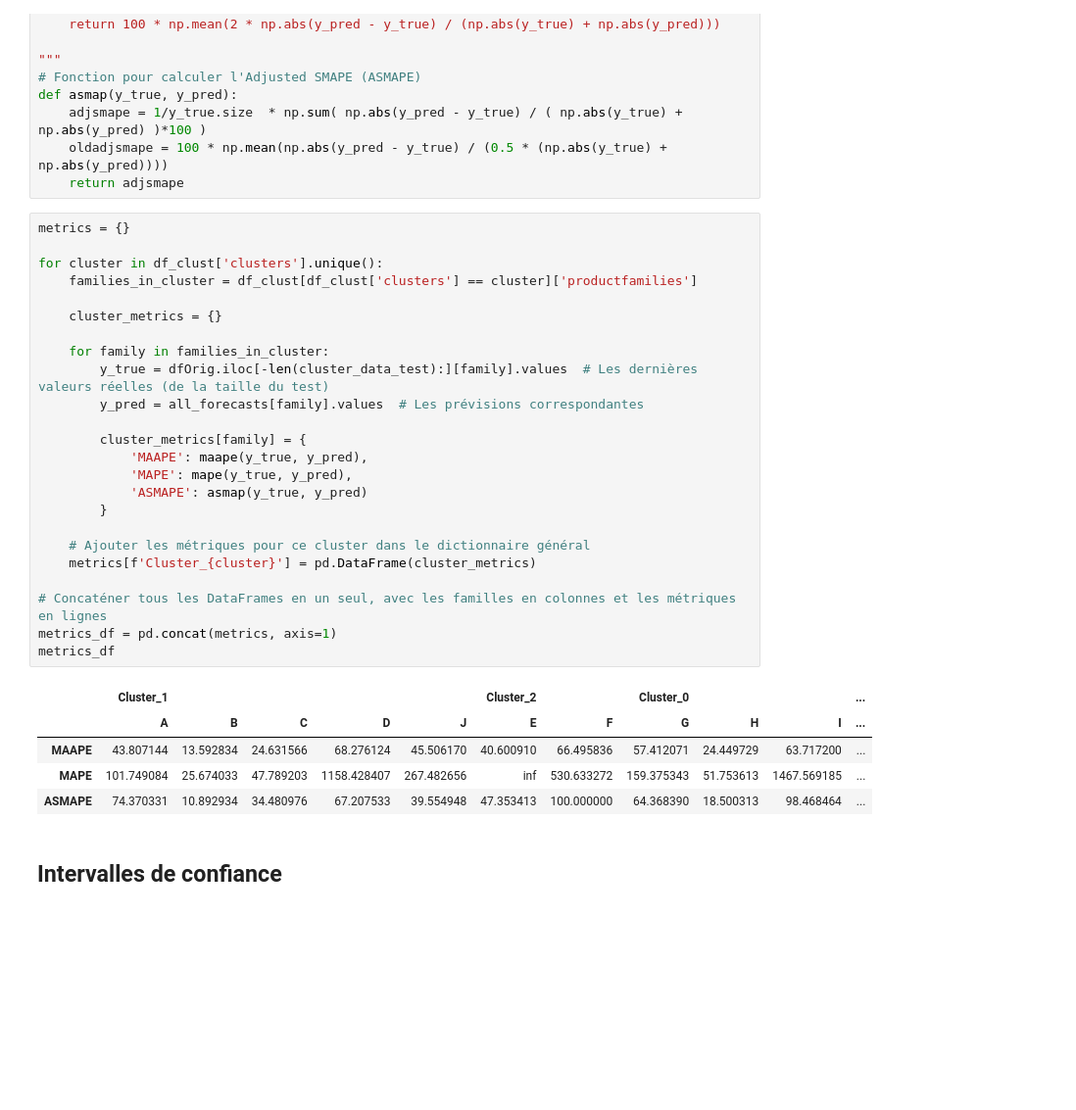
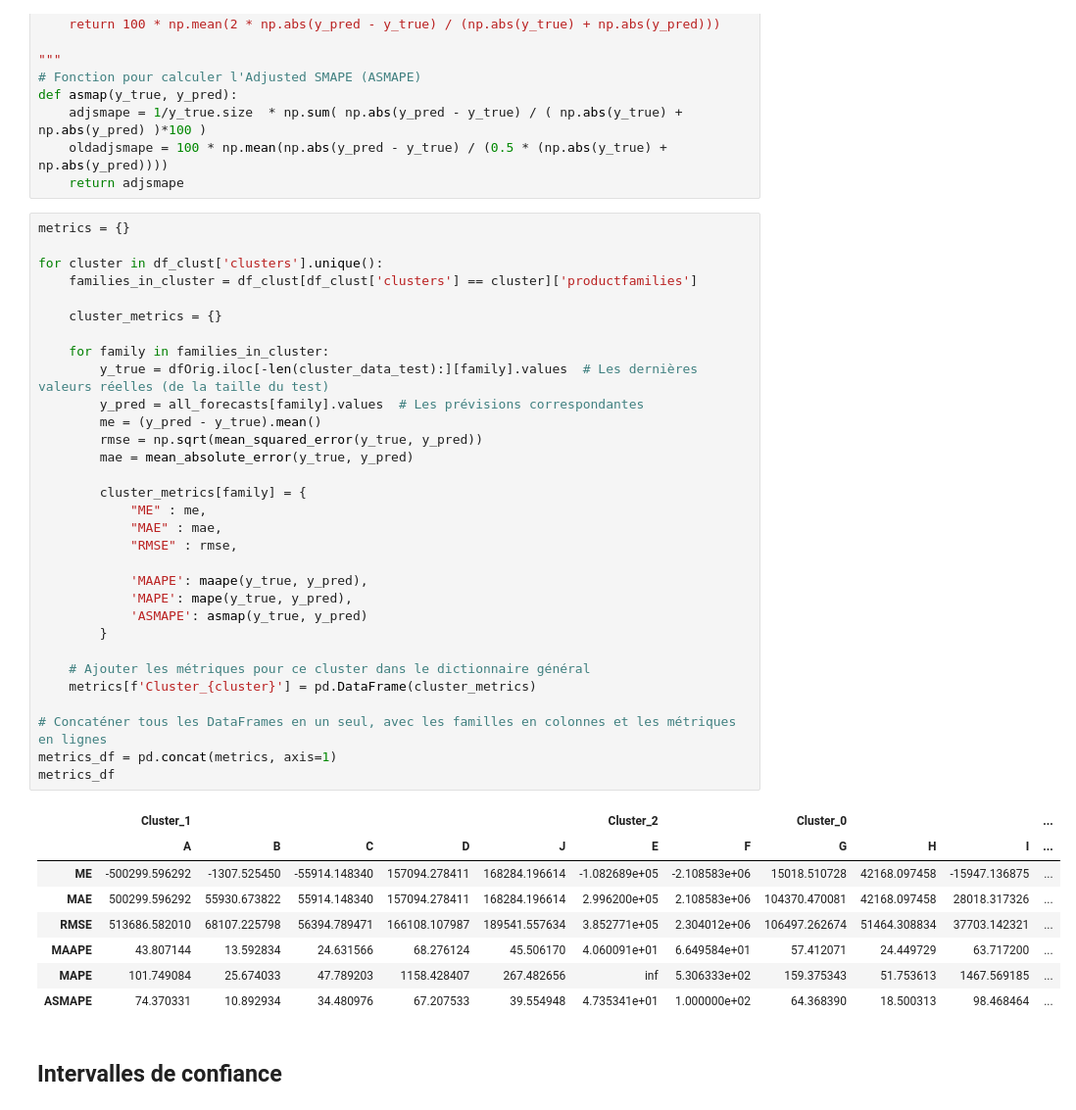
Before and after one commit to Yannickdla/MS-EBDE-UTT-23-Prof-thesis, a Jupyter notebook: Code/Modeling/Etudes de Modelisation complet.ipynb, the cells around one changed output. Shown at 98% size. Saved outputs shown, nothing was run; the diff lists cells and outputs as text; blank space fills up the shorter version.

```diff
--- a/Code/Modeling/Etudes de Modelisation complet.ipynb
+++ b/Code/Modeling/Etudes de Modelisation complet.ipynb
@@ -593,33 +607,43 @@ def asmap(y_true, y_pred):
 # %%
 metrics = {}
 
 for cluster in df_clust['clusters'].unique():
     families_in_cluster = df_clust[df_clust['clusters'] == cluster]['productfamilies']
 
     cluster_metrics = {}
 
     for family in families_in_cluster:
         y_true = dfOrig.iloc[-len(cluster_data_test):][family].values  # Les dernières valeurs réelles (de la taille du test)
         y_pred = all_forecasts[family].values  # Les prévisions correspondantes
+        me = (y_pred - y_true).mean()
+        rmse = np.sqrt(mean_squared_error(y_true, y_pred))
+        mae = mean_absolute_error(y_true, y_pred)
 
         cluster_metrics[family] = {
+            "ME" : me,
+            "MAE" : mae,
+            "RMSE" : rmse,
+
             'MAAPE': maape(y_true, y_pred),
             'MAPE': mape(y_true, y_pred),
             'ASMAPE': asmap(y_true, y_pred)
         }
 
     # Ajouter les métriques pour ce cluster dans le dictionnaire général
     metrics[f'Cluster_{cluster}'] = pd.DataFrame(cluster_metrics)
 
 # Concaténer tous les DataFrames en un seul, avec les familles en colonnes et les métriques en lignes
 metrics_df = pd.concat(metrics, axis=1)
 metrics_df
 # %% [output]
 |  | Cluster_1 |  |  |  |  | Cluster_2 |  | Cluster_0 |  |  | ... |
 |  | A | B | C | D | J | E | F | G | H | I | ... |
-| MAAPE | 43.807144 | 13.592834 | 24.631566 | 68.276124 | 45.506170 | 40.600910 | 66.495836 | 57.412071 | 24.449729 | 63.717200 | ... |
-| MAPE | 101.749084 | 25.674033 | 47.789203 | 1158.428407 | 267.482656 | inf | 530.633272 | 159.375343 | 51.753613 | 1467.569185 | ... |
-| ASMAPE | 74.370331 | 10.892934 | 34.480976 | 67.207533 | 39.554948 | 47.353413 | 100.000000 | 64.368390 | 18.500313 | 98.468464 | ... |
+| ME | -500299.596292 | -1307.525450 | -55914.148340 | 157094.278411 | 168284.196614 | -1.082689e+05 | -2.108583e+06 | 15018.510728 | 42168.097458 | -15947.136875 | ... |
+| MAE | 500299.596292 | 55930.673822 | 55914.148340 | 157094.278411 | 168284.196614 | 2.996200e+05 | 2.108583e+06 | 104370.470081 | 42168.097458 | 28018.317326 | ... |
+| RMSE | 513686.582010 | 68107.225798 | 56394.789471 | 166108.107987 | 189541.557634 | 3.852771e+05 | 2.304012e+06 | 106497.262674 | 51464.308834 | 37703.142321 | ... |
+| MAAPE | 43.807144 | 13.592834 | 24.631566 | 68.276124 | 45.506170 | 4.060091e+01 | 6.649584e+01 | 57.412071 | 24.449729 | 63.717200 | ... |
+| MAPE | 101.749084 | 25.674033 | 47.789203 | 1158.428407 | 267.482656 | inf | 5.306333e+02 | 159.375343 | 51.753613 | 1467.569185 | ... |
+| ASMAPE | 74.370331 | 10.892934 | 34.480976 | 67.207533 | 39.554948 | 4.735341e+01 | 1.000000e+02 | 64.368390 | 18.500313 | 98.468464 | ... |
 # %% [markdown]
 ## Intervalles de confiance
 # %%
```
Also changed, not shown: parts of 3 cells of this notebook, 2 other files.
